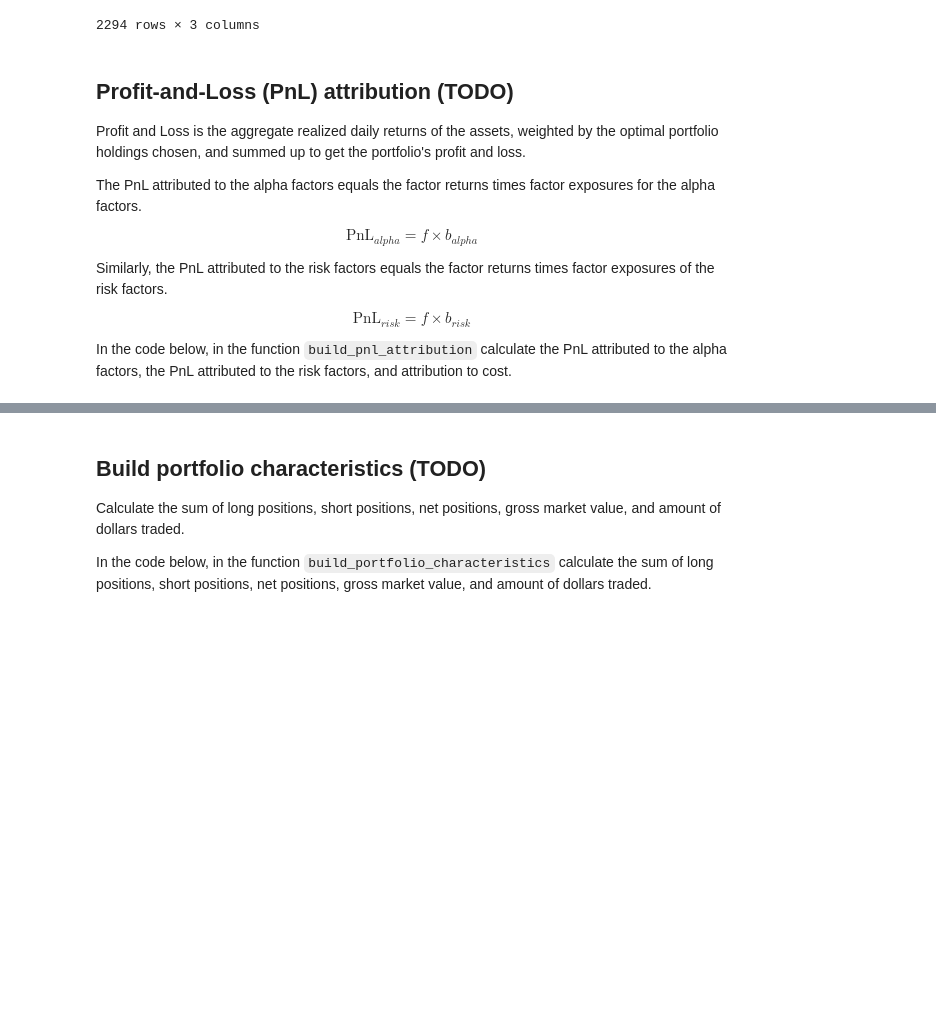
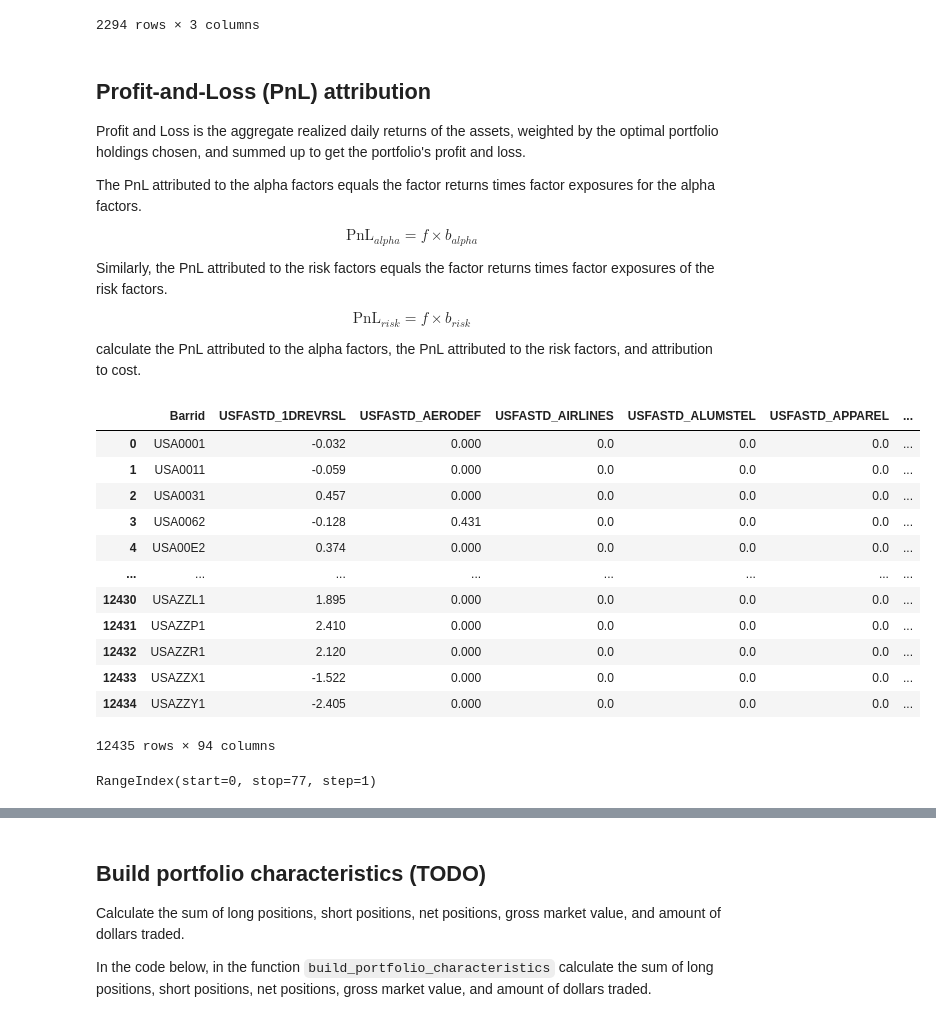
Before and after one commit to ardeshirsaadat/backtester, a Jupyter notebook: project_8_starter.ipynb, the cells around one changed output, grey strips where cells are left out. Cells and saved outputs as stored; diff of their text form; code cells hidden in the pictures; blank space fills up the shorter version.

Commit message:
calculate pnl attribution

```diff
--- a/project_8_starter.ipynb
+++ b/project_8_starter.ipynb
@@ -821,7 +825,7 @@ trades["20040108"]
 | 2293 | USAXYB1 | 0.000000 | -360.898456 |
 2294 rows × 3 columns
 # %% [markdown]
-## Profit-and-Loss (PnL) attribution (TODO)
+## Profit-and-Loss (PnL) attribution
 
 Profit and Loss is the aggregate realized daily returns of the assets, weighted by the optimal portfolio holdings chosen, and summed up to get the portfolio's profit and loss.
 
@@ -837,7 +841,27 @@ $$
 \mbox{PnL}_{risk} = f \times b_{risk}
 $$
 
-In the code below, in the function `build_pnl_attribution` calculate the PnL attributed to the alpha factors, the PnL attributed to the risk factors, and attribution to cost.
+calculate the PnL attributed to the alpha factors, the PnL attributed to the risk factors, and attribution to cost.
+# %%
+frames['20040106']
+# %% [output]
+|  | Barrid | USFASTD_1DREVRSL | USFASTD_AERODEF | USFASTD_AIRLINES | USFASTD_ALUMSTEL | USFASTD_APPAREL | ... |
+| 0 | USA0001 | -0.032 | 0.000 | 0.0 | 0.0 | 0.0 | ... |
+| 1 | USA0011 | -0.059 | 0.000 | 0.0 | 0.0 | 0.0 | ... |
+| 2 | USA0031 | 0.457 | 0.000 | 0.0 | 0.0 | 0.0 | ... |
+| 3 | USA0062 | -0.128 | 0.431 | 0.0 | 0.0 | 0.0 | ... |
+| 4 | USA00E2 | 0.374 | 0.000 | 0.0 | 0.0 | 0.0 | ... |
+| ... | ... | ... | ... | ... | ... | ... | ... |
+| 12430 | USAZZL1 | 1.895 | 0.000 | 0.0 | 0.0 | 0.0 | ... |
+| 12431 | USAZZP1 | 2.410 | 0.000 | 0.0 | 0.0 | 0.0 | ... |
+| 12432 | USAZZR1 | 2.120 | 0.000 | 0.0 | 0.0 | 0.0 | ... |
+| 12433 | USAZZX1 | -1.522 | 0.000 | 0.0 | 0.0 | 0.0 | ... |
+| 12434 | USAZZY1 | -2.405 | 0.000 | 0.0 | 0.0 | 0.0 | ... |
+12435 rows × 94 columns
+# %%
+pd.Series(np.asarray(port['20040106']['risk.exposures'])).index
+# %% [output]
+RangeIndex(start=0, stop=77, step=1)
 # %%
 ## assumes v, w are pandas Series
 def partial_dot_product(v, w):
```
Also changed, not shown: parts of 3 cells of this notebook.
